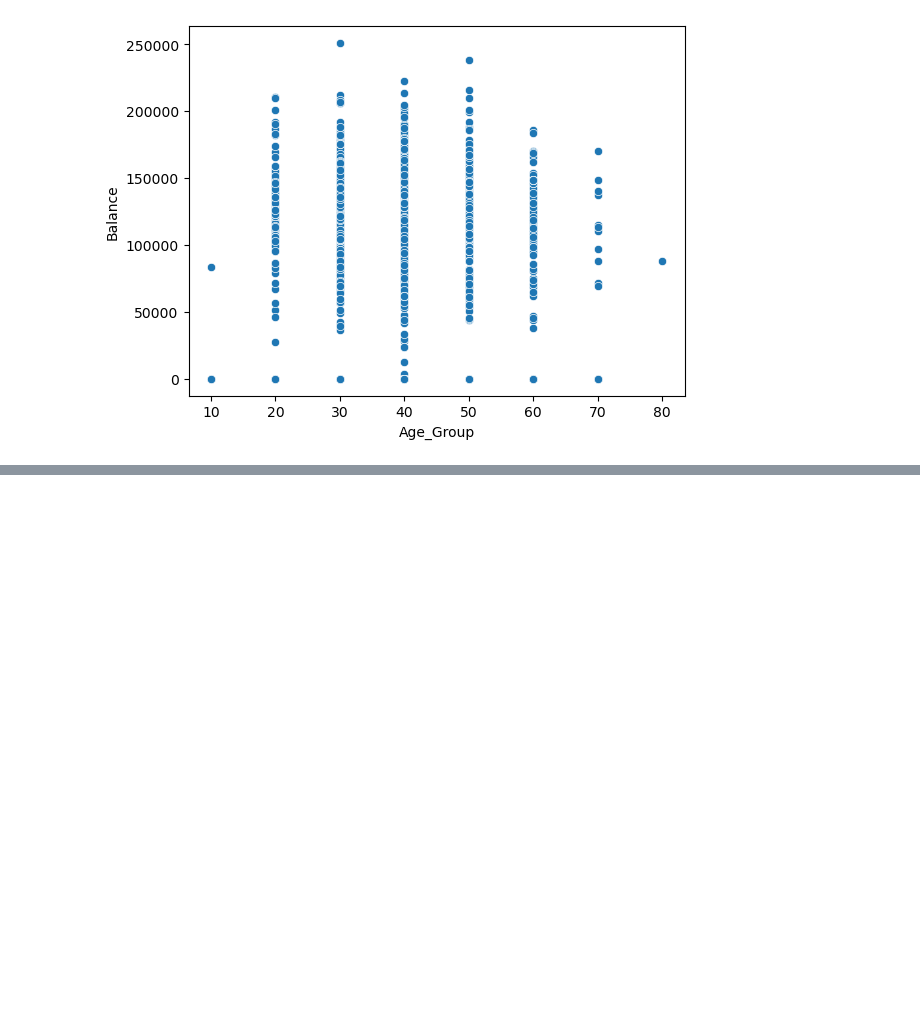
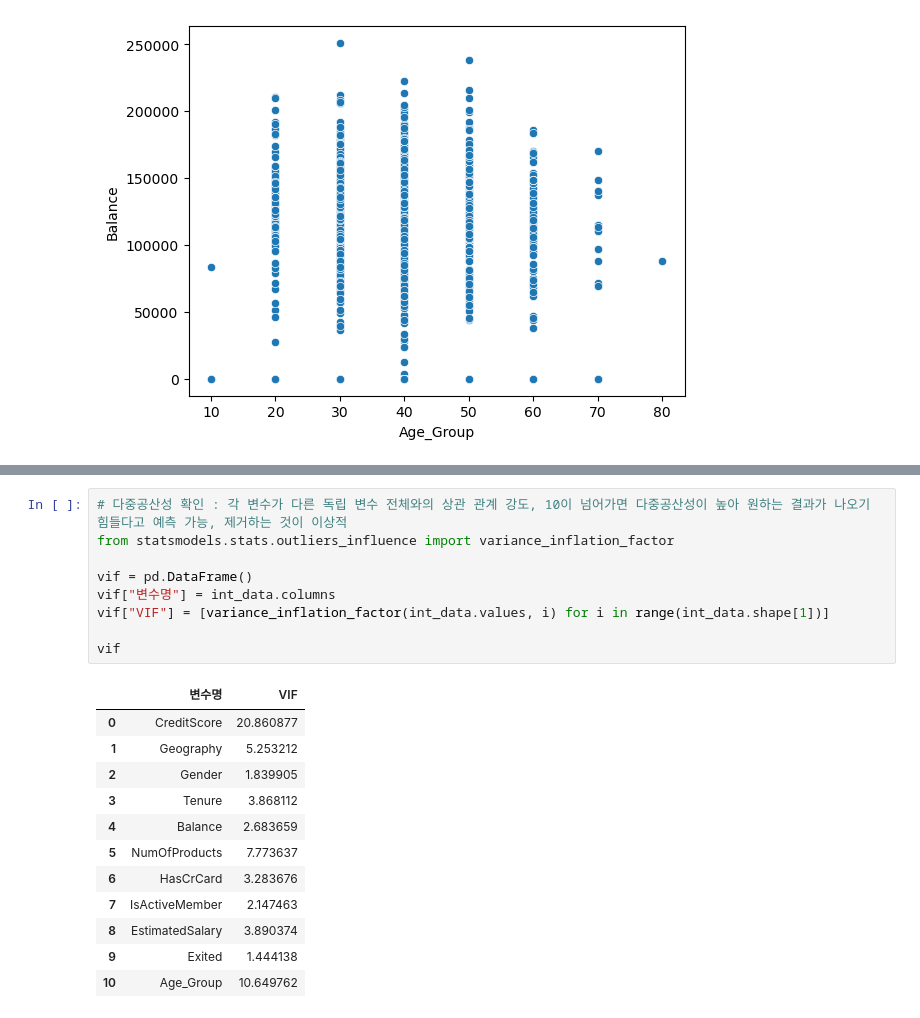
Before and after one commit to cookieeyoung/ML-project1, a Jupyter notebook: ml.ipynb, the cells around one changed output, grey strips where cells are left out. Drawn from its saved outputs; the diff is of its cells as text; blank space fills up the shorter version.

```diff
--- a/ml.ipynb
+++ b/ml.ipynb
@@ -148 +170,23 @@ sb.heatmap(int_data.corr(), annot=True, vmin=-1, vmax=1)
+# %%
+# 다중공산성 확인 : 각 변수가 다른 독립 변수 전체와의 상관 관계 강도, 10이 넘어가면 다중공산성이 높아 원하는 결과가 나오기 힘들다고 예측 가능, 제거하는 것이 이상적
+from statsmodels.stats.outliers_influence import variance_inflation_factor
+
+vif = pd.DataFrame()
+vif["변수명"] = int_data.columns
+vif["VIF"] = [variance_inflation_factor(int_data.values, i) for i in range(int_data.shape[1])]
+
+vif
+# %% [output]
+|  | 변수명 | VIF |
+| 0 | CreditScore | 20.860877 |
+| 1 | Geography | 5.253212 |
+| 2 | Gender | 1.839905 |
+| 3 | Tenure | 3.868112 |
+| 4 | Balance | 2.683659 |
+| 5 | NumOfProducts | 7.773637 |
+| 6 | HasCrCard | 3.283676 |
+| 7 | IsActiveMember | 2.147463 |
+| 8 | EstimatedSalary | 3.890374 |
+| 9 | Exited | 1.444138 |
+| 10 | Age_Group | 10.649762 |
 # %%
```
Also changed, not shown: parts of 10 cells of this notebook, 1 other file.
